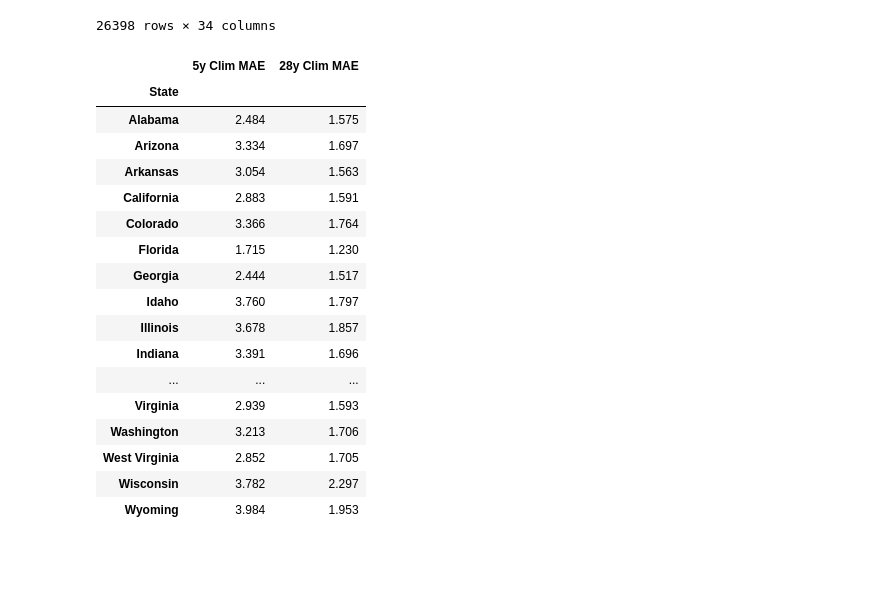
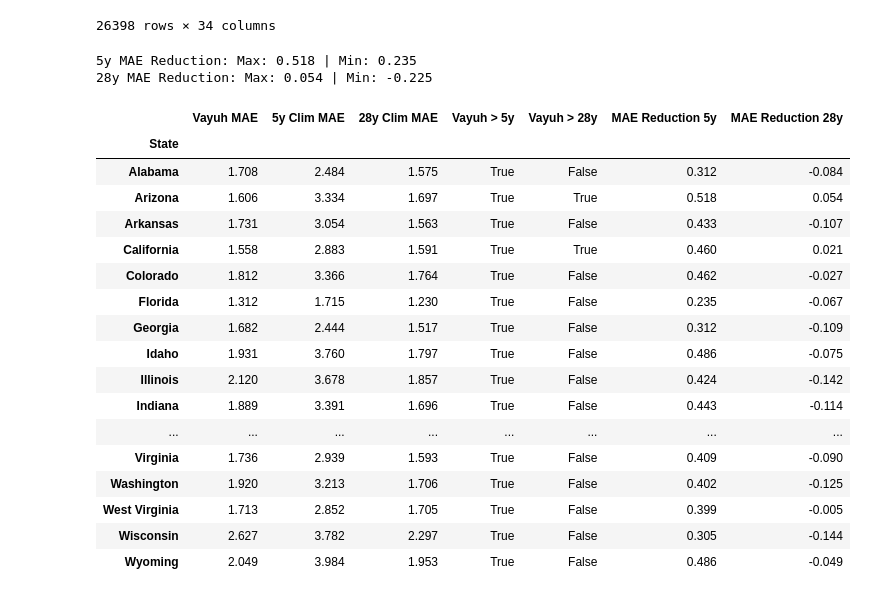
Before and after one commit to planetaryintelligence/climatology-comparisons, a Jupyter notebook: Clim_comparison_5y vs 28y.ipynb, the cells around one changed output. Saved outputs shown, nothing was run; the diff lists cells and outputs as text; code cells hidden in the pictures; blank space fills up the shorter version.

```diff
--- a/Clim_comparison_5y vs 28y.ipynb
+++ b/Clim_comparison_5y vs 28y.ipynb
@@ -144,38 +141,52 @@ def sd (x):
 # %%
 #Climatology comparisons by State
 indexlist = ['State']
+
+vayuhpivot = pd.pivot_table(data=df_test, index=indexlist, values='err', aggfunc=[mae])
+vayuhpivot.columns = list(map("_".join, vayuhpivot.columns))
+vayuhpivot.rename(columns={"mae_err":"Vayuh MAE"}, inplace=True)
+vayuhpivot
 
 clim5pivot = pd.pivot_table(data=df_test, index=indexlist, values='clim_err_5', aggfunc=[mae])
 clim5pivot.columns = list(map("_".join, clim5pivot.columns))
 clim5pivot.rename(columns={"mae_clim_err_5":"5y Clim MAE"}, inplace=True)
 clim5pivot
 
 clim28pivot = pd.pivot_table(data=df_test, index=indexlist, values='clim_err_28', aggfunc=[mae])
 clim28pivot.columns = list(map("_".join, clim28pivot.columns))
 clim28pivot.rename(columns={"mae_clim_err_28":"28y Clim MAE"}, inplace=True)
 clim28pivot
 
-chartdata = pd.merge(clim5pivot, clim28pivot, on=indexlist)
+chartdata = pd.merge(vayuhpivot, clim5pivot, on=indexlist)
+chartdata = pd.merge(chartdata, clim28pivot, on=indexlist)
+chartdata['Vayuh > 5y'] = chartdata['Vayuh MAE'] < chartdata['5y Clim MAE']
+chartdata['Vayuh > 28y'] = chartdata['Vayuh MAE'] < chartdata['28y Clim MAE']
+chartdata['MAE Reduction 5y'] = round((chartdata['5y Clim MAE'] - chartdata['Vayuh MAE'])/chartdata['5y Clim MAE'],3)
+chartdata['MAE Reduction 28y'] = round((chartdata['28y Clim MAE'] - chartdata['Vayuh MAE'])/chartdata['28y Clim MAE'],3)
+print('5y MAE Reduction: ' + 'Max: ' + str(chartdata['MAE Reduction 5y'].max()) + ' | ' + 'Min: ' + str(chartdata['MAE Reduction 5y'].min()))
+print('28y MAE Reduction: ' + 'Max: ' + str(chartdata['MAE Reduction 28y'].max()) + ' | ' + 'Min: ' + str(chartdata['MAE Reduction 28y'].min()))
 chartdata
 # %% [output]
+5y MAE Reduction: Max: 0.518 | Min: 0.235
+28y MAE Reduction: Max: 0.054 | Min: -0.225
-|  | 5y Clim MAE | 28y Clim MAE |
-| State |  |  |
-| Alabama | 2.484 | 1.575 |
-| Arizona | 3.334 | 1.697 |
-| Arkansas | 3.054 | 1.563 |
-| California | 2.883 | 1.591 |
-| Colorado | 3.366 | 1.764 |
-| Florida | 1.715 | 1.230 |
-| Georgia | 2.444 | 1.517 |
-| Idaho | 3.760 | 1.797 |
-| Illinois | 3.678 | 1.857 |
-| Indiana | 3.391 | 1.696 |
-| ... | ... | ... |
-| Virginia | 2.939 | 1.593 |
-| Washington | 3.213 | 1.706 |
-| West Virginia | 2.852 | 1.705 |
-| Wisconsin | 3.782 | 2.297 |
-| Wyoming | 3.984 | 1.953 |
+|  | Vayuh MAE | 5y Clim MAE | 28y Clim MAE | Vayuh > 5y | Vayuh > 28y | MAE Reduction 5y | MAE Reduction 28y |
+| State |  |  |  |  |  |  |  |
+| Alabama | 1.708 | 2.484 | 1.575 | True | False | 0.312 | -0.084 |
+| Arizona | 1.606 | 3.334 | 1.697 | True | True | 0.518 | 0.054 |
+| Arkansas | 1.731 | 3.054 | 1.563 | True | False | 0.433 | -0.107 |
+| California | 1.558 | 2.883 | 1.591 | True | True | 0.460 | 0.021 |
+| Colorado | 1.812 | 3.366 | 1.764 | True | False | 0.462 | -0.027 |
+| Florida | 1.312 | 1.715 | 1.230 | True | False | 0.235 | -0.067 |
+| Georgia | 1.682 | 2.444 | 1.517 | True | False | 0.312 | -0.109 |
+| Idaho | 1.931 | 3.760 | 1.797 | True | False | 0.486 | -0.075 |
+| Illinois | 2.120 | 3.678 | 1.857 | True | False | 0.424 | -0.142 |
+| Indiana | 1.889 | 3.391 | 1.696 | True | False | 0.443 | -0.114 |
+| ... | ... | ... | ... | ... | ... | ... | ... |
+| Virginia | 1.736 | 2.939 | 1.593 | True | False | 0.409 | -0.090 |
+| Washington | 1.920 | 3.213 | 1.706 | True | False | 0.402 | -0.125 |
+| West Virginia | 1.713 | 2.852 | 1.705 | True | False | 0.399 | -0.005 |
+| Wisconsin | 2.627 | 3.782 | 2.297 | True | False | 0.305 | -0.144 |
+| Wyoming | 2.049 | 3.984 | 1.953 | True | False | 0.486 | -0.049 |
 # %%
 #Climatology comparisons by season
 indexlist = ['season']
```
Also changed, not shown: parts of 3 cells of this notebook, 5 other files.
